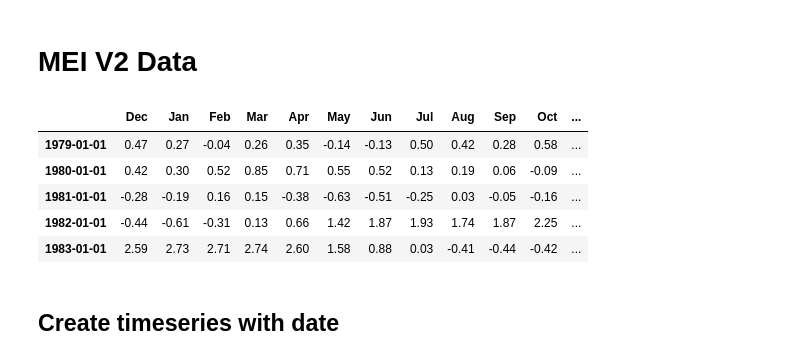
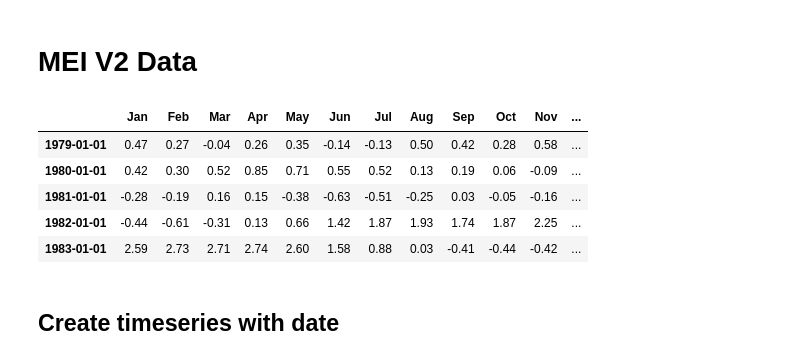
Before and after one commit to yannickpichardo/master_thesis, a Jupyter notebook: archive/enso_mei.ipynb, the cells around one changed output. Saved outputs shown, nothing was run; the diff lists cells and outputs as text; code cells hidden in the pictures.

```diff
--- a/archive/enso_mei.ipynb
+++ b/archive/enso_mei.ipynb
@@ -25,23 +25,23 @@ else:
 # %%
 
 # Read the data into a DataFrame, delim tab, no header, last lines delete, skip first line
 enso_mei = pd.read_csv('../../Data/meiv2.data', delim_whitespace=True, header=None, skipfooter=3, engine='python', skiprows=1)
 #Set first column as index as year, remove 0 column index
 enso_mei = enso_mei.set_index(0)
 enso_mei.index.name = None
 
 #Set column names as bi monthly periods (Dec/Jan, Jan/Feb, etc)
-enso_mei.columns = ['Dec', 'Jan', 'Feb', 'Mar', 'Apr', 'May', 'Jun', 'Jul', 'Aug', 'Sep','Oct', 'Nov']
+enso_mei.columns = ['Jan', 'Feb', 'Mar', 'Apr', 'May', 'Jun', 'Jul', 'Aug', 'Sep','Oct', 'Nov', 'Dec']
 
 #Remove last row and all -999.00 values
 enso_mei = enso_mei.iloc[:-1]
 enso_mei = enso_mei.replace(-999.00, None)
 #Row index to YYYY format
 enso_mei.index = pd.to_datetime(enso_mei.index, format='%Y')
 
 display(enso_mei.head())
 # %% [output]
-|  | Dec | Jan | Feb | Mar | Apr | May | Jun | Jul | Aug | Sep | Oct | ... |
+|  | Jan | Feb | Mar | Apr | May | Jun | Jul | Aug | Sep | Oct | Nov | ... |
 | 1979-01-01 | 0.47 | 0.27 | -0.04 | 0.26 | 0.35 | -0.14 | -0.13 | 0.50 | 0.42 | 0.28 | 0.58 | ... |
 | 1980-01-01 | 0.42 | 0.30 | 0.52 | 0.85 | 0.71 | 0.55 | 0.52 | 0.13 | 0.19 | 0.06 | -0.09 | ... |
 | 1981-01-01 | -0.28 | -0.19 | 0.16 | 0.15 | -0.38 | -0.63 | -0.51 | -0.25 | 0.03 | -0.05 | -0.16 | ... |
```
Also changed, not shown: parts of 2 cells of this notebook, 3 other files.
